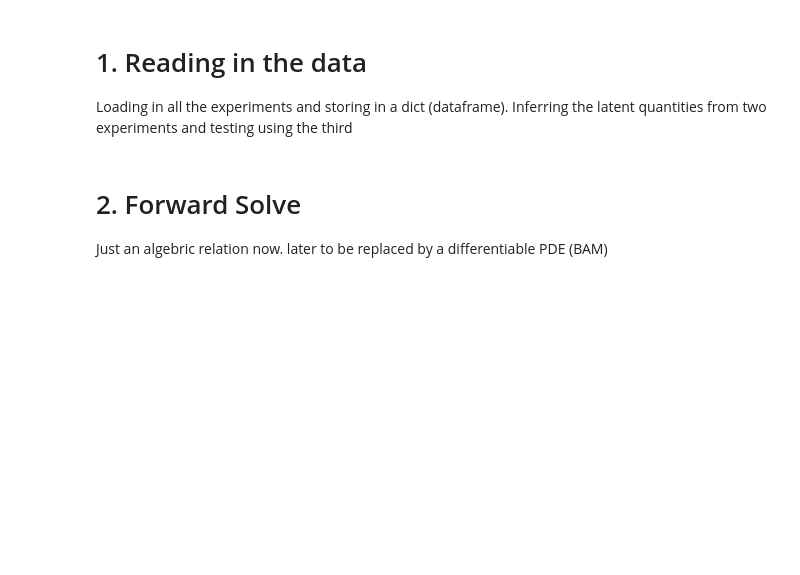
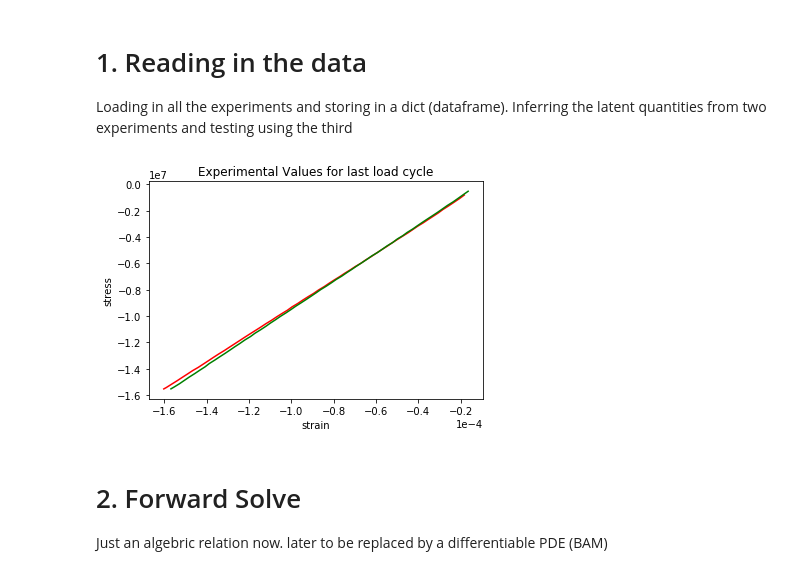
Before and after one commit to BAMresearch/bayem, a Jupyter notebook: Notebooks/Inference_Job_YoungsMod.ipynb, the cells around one changed output. Saved outputs shown, nothing was run; the diff lists cells and outputs as text; code cells hidden in the pictures; blank space fills up the shorter version.

Commit message:
misc change to plot

```diff
--- a/Notebooks/Inference_Job_YoungsMod.ipynb
+++ b/Notebooks/Inference_Job_YoungsMod.ipynb
@@ -67,11 +67,14 @@ data_exps = pd.concat([data_exp1,data_exp2,data_exp3])
 # %%
 (np.max(data_exp1['stress'])-np.min(data_exp1['stress']))/(np.max(data_exp1['strain']-np.min(data_exp1['strain'])))
 # %%
-plt.plot(data['strain'],data['stress'])
+plt.plot(data_exp1['strain'],data_exp1['stress'],'r',label='Exp #1')
+plt.plot(data_exp2['strain'],data_exp2['stress'],'g',label='Exp #2')
 plt.xlabel('strain')
 plt.ylabel('stress')
 plt.title('Experimental Values for last load cycle')
 plt.ticklabel_format(style='sci', axis='x', scilimits=(0,0))
+# %% [output]
+[figure, added]
 # %%
 
 plt.plot(data_exp1['s'],data_exp1['kN.1'],'r')
```
